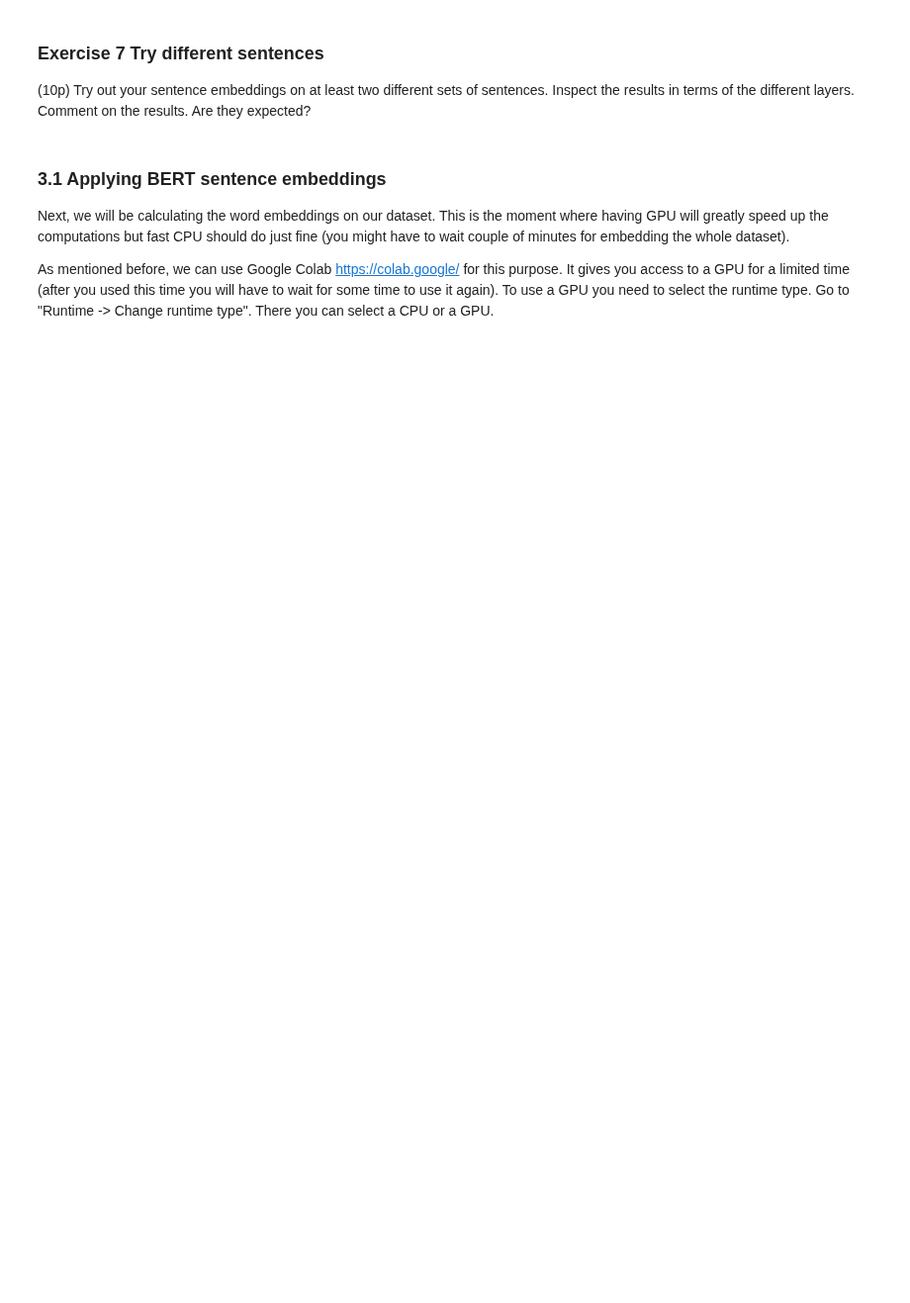
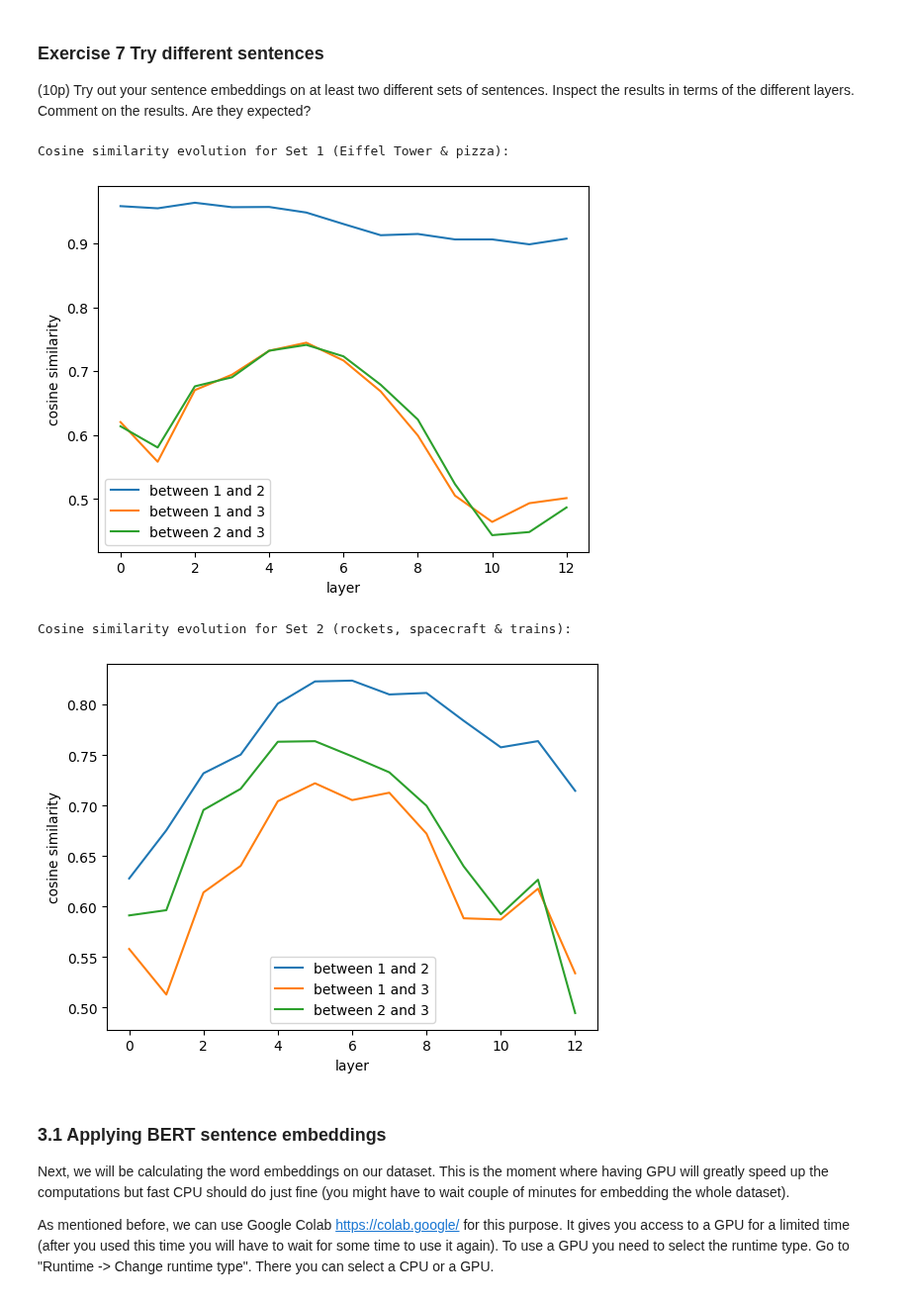
Before and after one commit to vddobush/NLP_Project, a Jupyter notebook: lab3_empty.ipynb, the cells around one changed output. Shown at 99% size. Drawn from its saved outputs; the diff is of its cells as text; code cells hidden in the pictures; blank space fills up the shorter version.

```diff
--- a/lab3_empty.ipynb
+++ b/lab3_empty.ipynb
@@ -740,8 +765,11 @@ def calculate_sentence_embeddings(input_batch, model_output, layer=-1):
     ### YOUR CODE HERE
 
 
-
-
+    mask = attention_mask.unsqueeze(-1).expand(hidden_states.size()).float()
+    masked_hidden = hidden_states * mask
+    sum_hidden = masked_hidden.sum(dim=1)
+    num_tokens = mask.sum(dim=1)
+    sentence_embeddings = sum_hidden / num_tokens
 
 
     ### YOUR CODE ENDS HERE
@@ -811,3 +837,42 @@ plot_evolving_sentence_similarities(tokenized, model_outputs, calculate_sentence
+# %%
+### YOUR CODE HERE
+
+
+# Define two new sets of test sentences
+set1 = [
+    "The Eiffel Tower is in Paris.",
+    "Paris is home to the Eiffel Tower.",
+    "I love eating pizza on Fridays."
+]
+
+set2 = [
+    "SpaceX launched a new rocket into orbit.",
+    "The company unveiled its latest spacecraft.",
+    "I prefer trains over planes."
+]
+
+# Tokenize both sets
+tokenized_set1 = tokenizer(set1, padding=True, return_tensors='pt').to(device)
+tokenized_set2 = tokenizer(set2, padding=True, return_tensors='pt').to(device)
+
+# Get model outputs
+outputs_set1 = model(**tokenized_set1, output_hidden_states=True)
+outputs_set2 = model(**tokenized_set2, output_hidden_states=True)
+
+# Plot similarities using the function from earlier
+print("Cosine similarity evolution for Set 1 (Eiffel Tower & pizza):")
+plot_evolving_sentence_similarities(tokenized_set1, outputs_set1, calculate_sentence_embeddings)
+
+print("Cosine similarity evolution for Set 2 (rockets, spacecraft & trains):")
+plot_evolving_sentence_similarities(tokenized_set2, outputs_set2, calculate_sentence_embeddings)
+
+
+### YOUR CODE ENDS HERE
+# %% [output]
+Cosine similarity evolution for Set 1 (Eiffel Tower & pizza):
+[figure, added]
+Cosine similarity evolution for Set 2 (rockets, spacecraft & trains):
+[figure, added]
 # %% [markdown]
 ### 3.1 Applying BERT sentence embeddings
 
```
Also changed, not shown: parts of 18 cells of this notebook.
